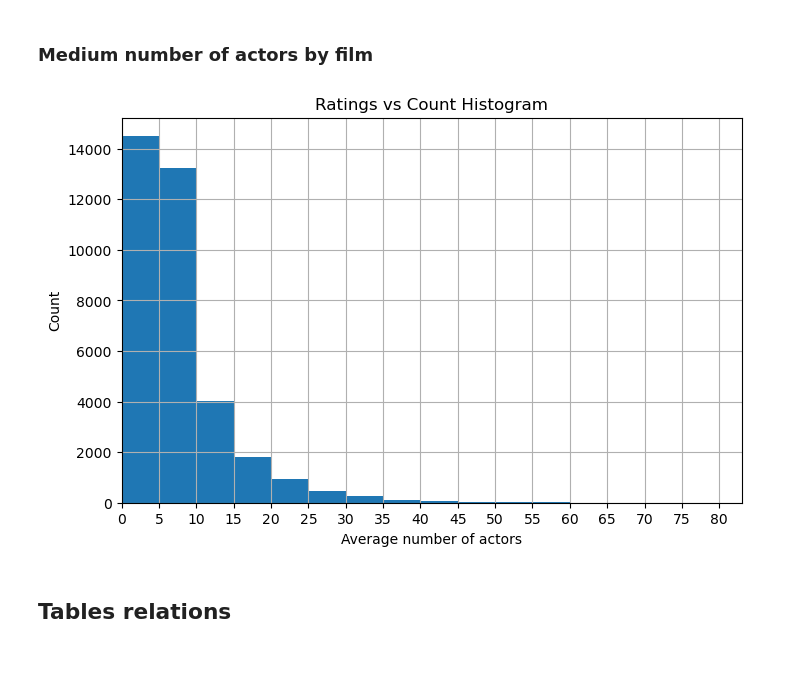
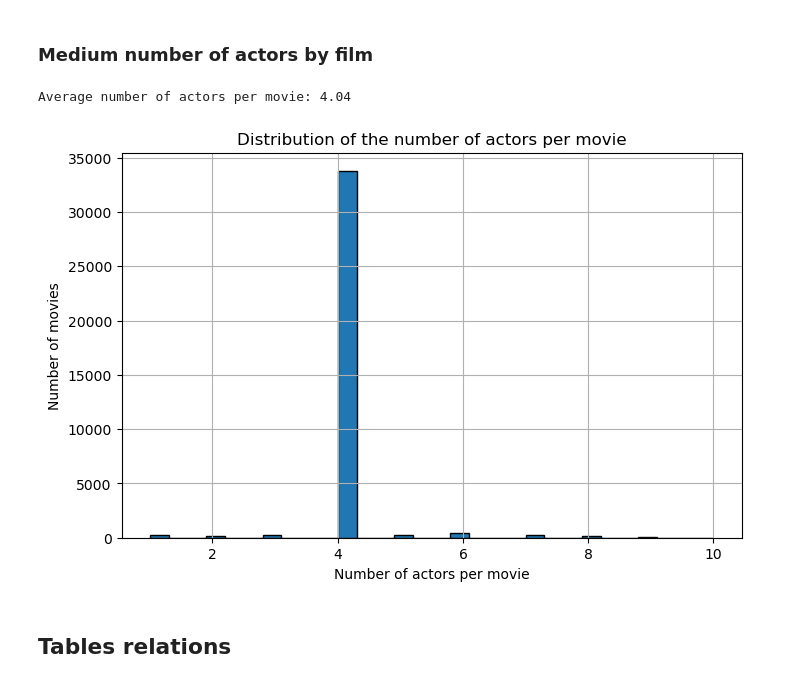
Before and after one commit to felipemfb/SQL-Avanc-es-Projet, a Jupyter notebook: cineexplorer/data/exploration.ipynb, the cells around one changed output. Drawn from its saved outputs; the diff is of its cells as text; code cells hidden in the pictures.

```diff
--- a/cineexplorer/data/exploration.ipynb
+++ b/cineexplorer/data/exploration.ipynb
@@ -241,23 +241,35 @@ plt.show()
 # %% [markdown]
 ### Medium number of actors by film
 # %%
-i = dbNames.index('knownformovies')
-j = db[i][["('pid',)","('mid',)"]]
-k = []
+i = dbNames.index('principals')
+principals = db[i]
 
-count = j.groupby("('mid',)")["('pid',)"].count()
+actors = principals[
+    principals["('category',)"].isin(['actor', 'actress'])
+]
 
-bins = range(0, count.max(), 5)
+actors_per_movie = (
+    actors
+    .groupby("('mid',)")["('pid',)"]
+    .nunique()
+)
+
+average_actors = actors_per_movie.mean()
+
+print(f"Average number of actors per movie: {average_actors:.2f}")
+
 plt.figure(figsize=(8,5))
-count.hist(bins=bins)
-plt.xlabel('Average number of actors')
-plt.ylabel('Count')
-plt.title('Ratings vs Count Histogram')
-plt.xticks(bins)
-plt.xlim(0, count.max() + 1)
+actors_per_movie.hist(
+    bins=30,
+    edgecolor='black'
+)
+plt.xlabel('Number of actors per movie')
+plt.ylabel('Number of movies')
+plt.title('Distribution of the number of actors per movie')
 plt.show()
 # %% [output]
+Average number of actors per movie: 4.04
-[figure, old version]
+[figure, new version]
 # %% [markdown]
 ## Tables relations
 # %% [markdown]
```
Also changed, not shown: parts of 1 cell of this notebook, 26 other files.
